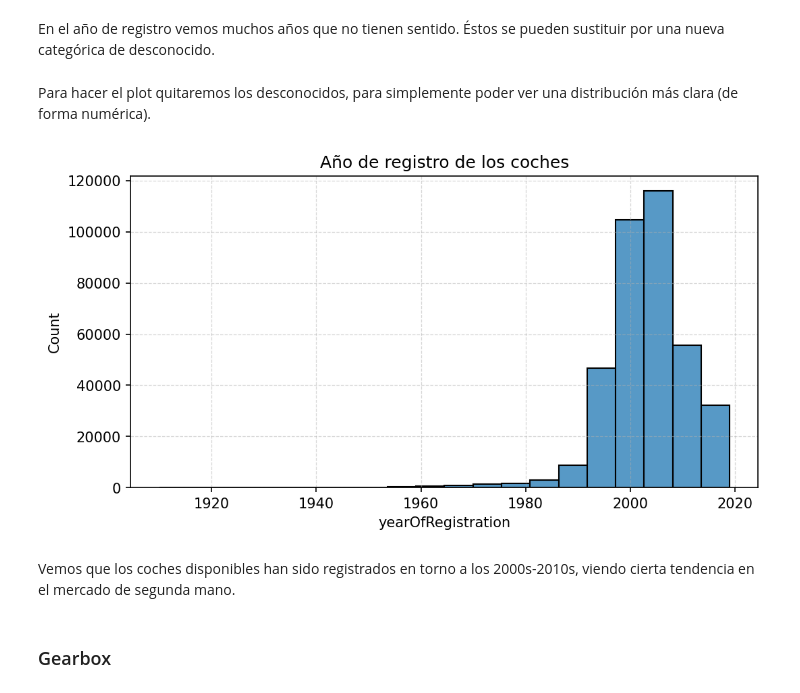
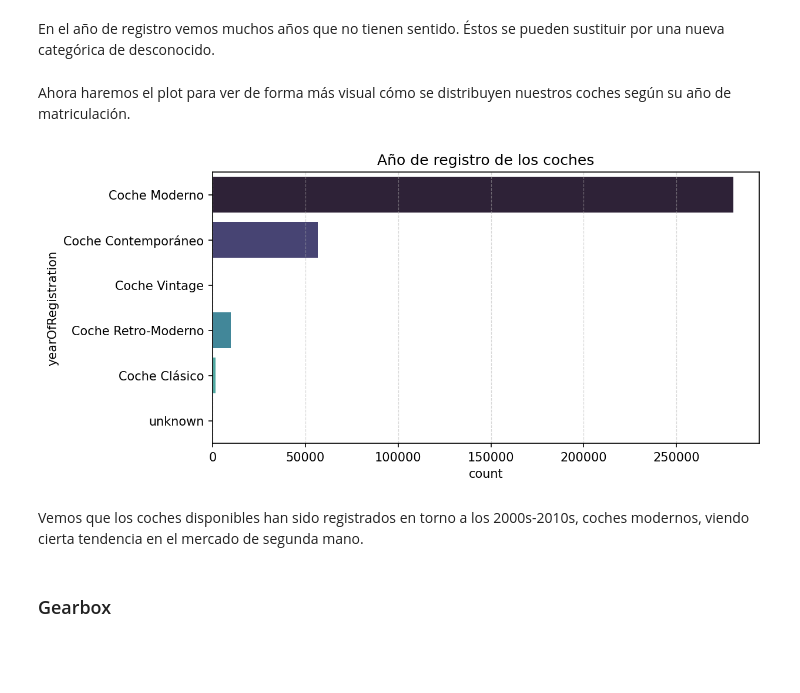
Before and after one commit to yanruwu/hackio-lab-EDA-nulos, a Jupyter notebook: laboratorio-modulo7-leccion01-eda-nulos.ipynb, the cells around one changed output. Drawn from its saved outputs; the diff is of its cells as text; code cells hidden in the pictures; blank space fills up the shorter version.

```diff
--- a/laboratorio-modulo7-leccion01-eda-nulos.ipynb
+++ b/laboratorio-modulo7-leccion01-eda-nulos.ipynb
@@ -295,7 +291,7 @@ df.sort_values('price',ascending = False).head()
 # %% [markdown]
 Ese primer vehículo no tiene sentido ni el precio ni los CV. Procedemos a rellenarlo con nulo.
 # %%
-df.loc[df[df["price"] > 1e+9].index, 'price'] = np.nan
+df.drop(index = df[df["price"] > 1e+9].index, inplace=True)
 # %%
 plt.figure(figsize = (8,4), dpi = 150)
 
@@ -309,6 +305,8 @@ plt.show()
 [figure]
 # %% [markdown]
 Vemos que la tendencia está entre los 250 - 50000 €, con muchos menos valores más allá de este intervalo.
+# %%
+df.reset_index(drop=True, inplace=True)
 # %% [markdown]
 ## PowerCV
 # %% [markdown]
@@ -448,25 +444,37 @@ En el año de registro vemos muchos años que no tienen sentido. Éstos se puede
 # %%
 cond_year = (df["yearOfRegistration"] < 1900) | (df["yearOfRegistration"] >= 2025)
 df.loc[df[cond_year].index, "yearOfRegistration"] = 'unknown'
-# %% [markdown]
-Para hacer el plot quitaremos los desconocidos, para simplemente poder ver una distribución más clara (de forma numérica).
+# %%
+coche_year_dicc = {
+    "Coche Vintage": list(range(1900, 1946)),
+    "Coche Clásico": list(range(1946, 1971)),
+    "Coche Retro-Moderno": list(range(1971, 1991)),
+    "Coche Moderno": list(range(1991, 2011)),
+    "Coche Contemporáneo": list(range(2011, 2025)),
+    "unknown" : ["unknown"]
+}
+
+year_to_category = {}
+
+for category, years in coche_year_dicc.items():
+    for year in years:
+        year_to_category[year] = category
+# %%
+df["yearOfRegistration"] = df["yearOfRegistration"].map(year_to_category)
+# %% [markdown]
+Ahora haremos el plot para ver de forma más visual cómo se distribuyen nuestros coches según su año de matriculación.
 # %%
-df_cleaned = df[df["yearOfRegistration"] != "unknown"]
-
-
-df_cleaned["yearOfRegistration"] = df_cleaned["yearOfRegistration"].astype(int)
-
 plt.figure(figsize = (8,4), dpi = 150)
 
 plt.title("Tipo de vehículo")
 plt.grid(ls = "--", lw = 0.6, alpha = 0.5)
-sns.histplot(data=df_cleaned, x="yearOfRegistration", bins=20)
+sns.countplot(data=df, y="yearOfRegistration", palette = 'mako')
 plt.title("Año de registro de los coches")
 plt.show()
 # %% [output]
-[figure, old version]
+[figure, new version]
 # %% [markdown]
-Vemos que los coches disponibles han sido registrados en torno a los 2000s-2010s, viendo cierta tendencia en el mercado de segunda mano.
+Vemos que los coches disponibles han sido registrados en torno a los 2000s-2010s, coches modernos, viendo cierta tendencia en el mercado de segunda mano.
 # %% [markdown]
 ### Gearbox
 # %%
```
Also changed, not shown: parts of 30 cells of this notebook, 4 other files.
